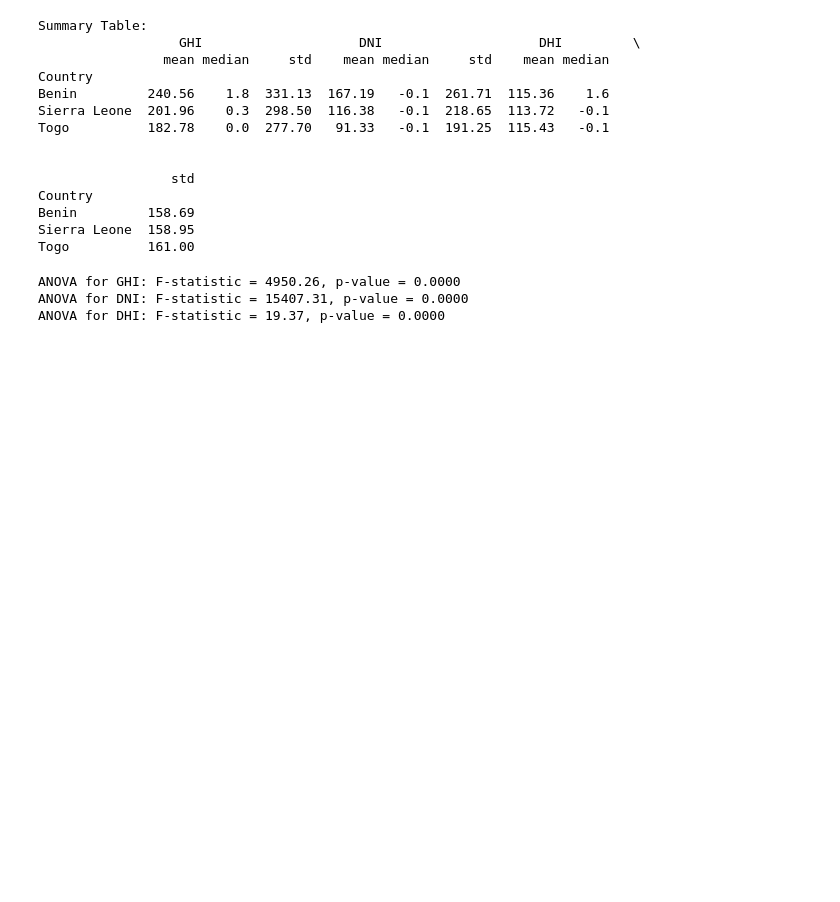
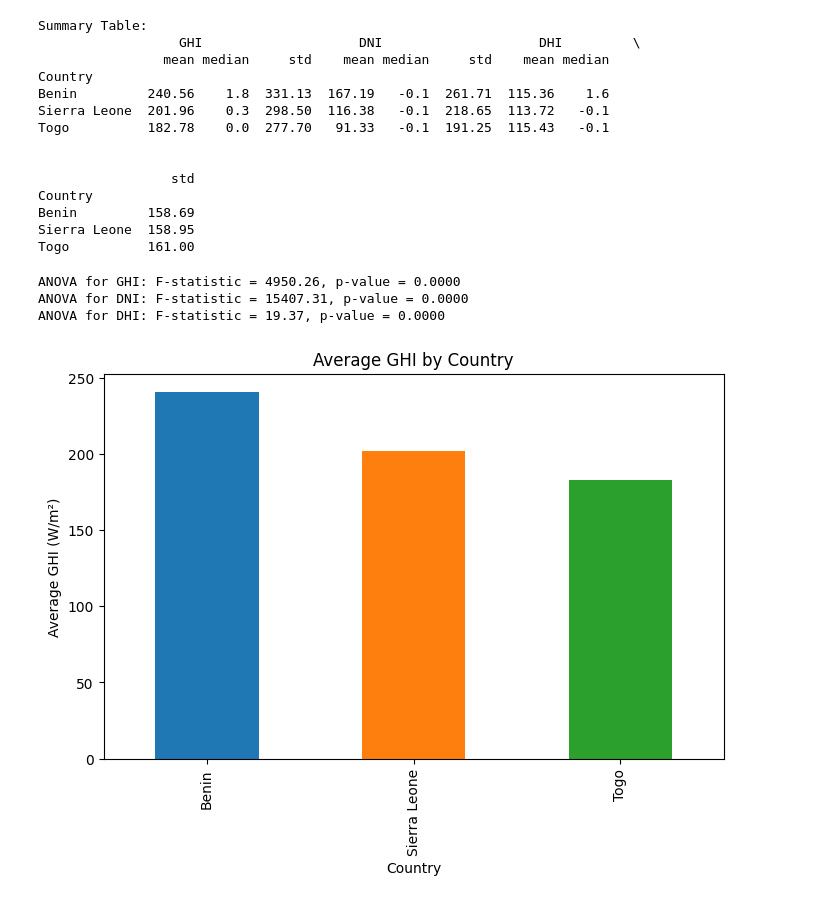
Before and after one commit to FasikaBelayneh/solar-challenge-week1, a Jupyter notebook: notebooks/compare_countries.ipynb, the cells around one changed output. Saved outputs shown, nothing was run; the diff lists cells and outputs as text; code cells hidden in the pictures; blank space fills up the shorter version.

Commit message:
feat: add bonus bar chart for average GHI ranking

```diff
--- a/notebooks/compare_countries.ipynb
+++ b/notebooks/compare_countries.ipynb
@@ -105,3 +105,14 @@ print(f"ANOVA for DHI: F-statistic = {stat:.2f}, p-value = {p_value:.4f}")
 ANOVA for GHI: F-statistic = 4950.26, p-value = 0.0000
 ANOVA for DNI: F-statistic = 15407.31, p-value = 0.0000
 ANOVA for DHI: F-statistic = 19.37, p-value = 0.0000
+# %%
+# Bar chart for average GHI by country
+avg_ghi = combined_df.groupby('Country')['GHI'].mean().sort_values(ascending=False)
+plt.figure(figsize=(8, 5))
+avg_ghi.plot(kind='bar', color=['#1f77b4', '#ff7f0e', '#2ca02c'])
+plt.title('Average GHI by Country')
+plt.xlabel('Country')
+plt.ylabel('Average GHI (W/m²)')
+plt.show()
+# %% [output]
+[figure, added]
```
